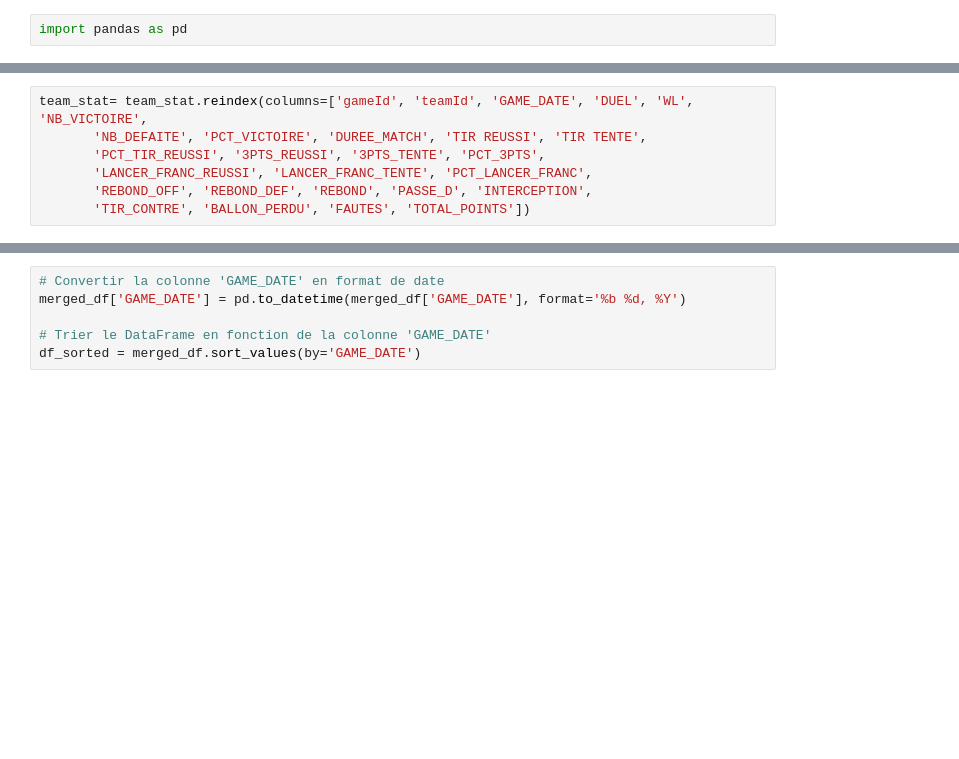
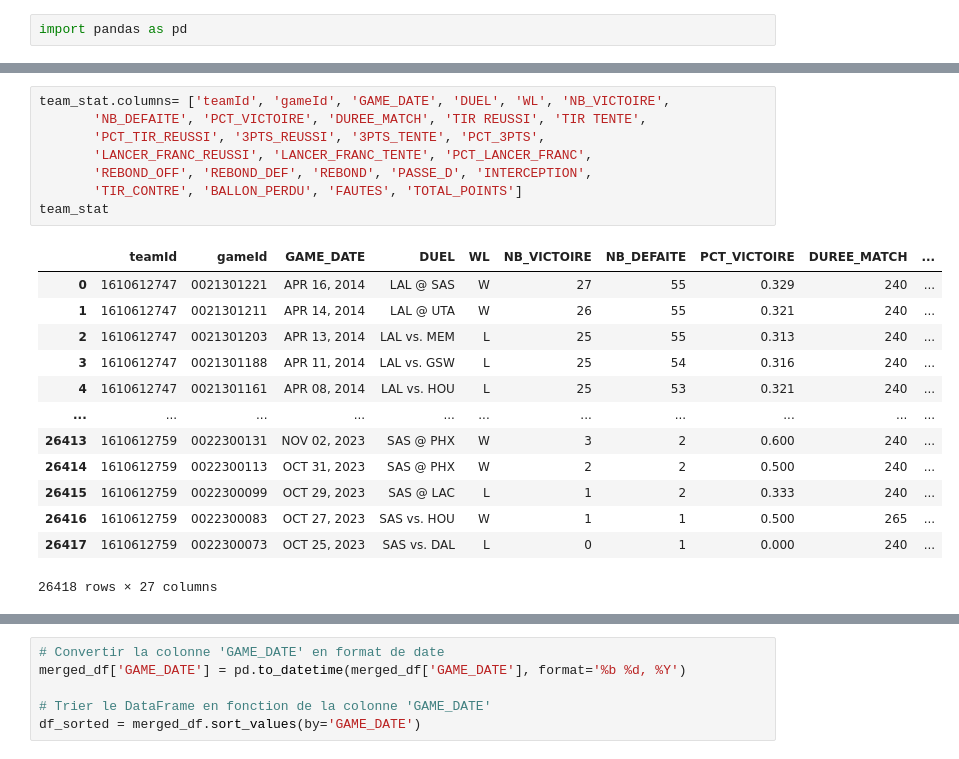
Before and after one commit to ddesangesl/PA-NBA, a Jupyter notebook: src/merge_team_stats.ipynb, the cells around one changed output, grey strips where cells are left out. Saved outputs shown, nothing was run; the diff lists cells and outputs as text; blank space fills up the shorter version.

```diff
--- a/src/merge_team_stats.ipynb
+++ b/src/merge_team_stats.ipynb
@@ -9,7 +24,22 @@ team_stat = team_stat.rename(columns={'Team_ID': 'teamId', 'Game_ID': 'gameId'})
 # %%
-team_stat= team_stat.reindex(columns=['gameId', 'teamId', 'GAME_DATE', 'DUEL', 'WL', 'NB_VICTOIRE',
+team_stat.columns= ['teamId', 'gameId', 'GAME_DATE', 'DUEL', 'WL', 'NB_VICTOIRE',
        'NB_DEFAITE', 'PCT_VICTOIRE', 'DUREE_MATCH', 'TIR REUSSI', 'TIR TENTE',
        'PCT_TIR_REUSSI', '3PTS_REUSSI', '3PTS_TENTE', 'PCT_3PTS',
        'LANCER_FRANC_REUSSI', 'LANCER_FRANC_TENTE', 'PCT_LANCER_FRANC',
        'REBOND_OFF', 'REBOND_DEF', 'REBOND', 'PASSE_D', 'INTERCEPTION',
-       'TIR_CONTRE', 'BALLON_PERDU', 'FAUTES', 'TOTAL_POINTS'])
+       'TIR_CONTRE', 'BALLON_PERDU', 'FAUTES', 'TOTAL_POINTS']
+team_stat
+# %% [output]
+|  | teamId | gameId | GAME_DATE | DUEL | WL | NB_VICTOIRE | NB_DEFAITE | PCT_VICTOIRE | DUREE_MATCH | ... |
+| 0 | 1610612747 | 0021301221 | APR 16, 2014 | LAL @ SAS | W | 27 | 55 | 0.329 | 240 | ... |
+| 1 | 1610612747 | 0021301211 | APR 14, 2014 | LAL @ UTA | W | 26 | 55 | 0.321 | 240 | ... |
+| 2 | 1610612747 | 0021301203 | APR 13, 2014 | LAL vs. MEM | L | 25 | 55 | 0.313 | 240 | ... |
+| 3 | 1610612747 | 0021301188 | APR 11, 2014 | LAL vs. GSW | L | 25 | 54 | 0.316 | 240 | ... |
+| 4 | 1610612747 | 0021301161 | APR 08, 2014 | LAL vs. HOU | L | 25 | 53 | 0.321 | 240 | ... |
+| ... | ... | ... | ... | ... | ... | ... | ... | ... | ... | ... |
+| 26413 | 1610612759 | 0022300131 | NOV 02, 2023 | SAS @ PHX | W | 3 | 2 | 0.600 | 240 | ... |
+| 26414 | 1610612759 | 0022300113 | OCT 31, 2023 | SAS @ PHX | W | 2 | 2 | 0.500 | 240 | ... |
+| 26415 | 1610612759 | 0022300099 | OCT 29, 2023 | SAS @ LAC | L | 1 | 2 | 0.333 | 240 | ... |
+| 26416 | 1610612759 | 0022300083 | OCT 27, 2023 | SAS vs. HOU | W | 1 | 1 | 0.500 | 265 | ... |
+| 26417 | 1610612759 | 0022300073 | OCT 25, 2023 | SAS vs. DAL | L | 0 | 1 | 0.000 | 240 | ... |
+26418 rows × 27 columns
```
Also changed, not shown: parts of 5 cells of this notebook, 13 other files.
